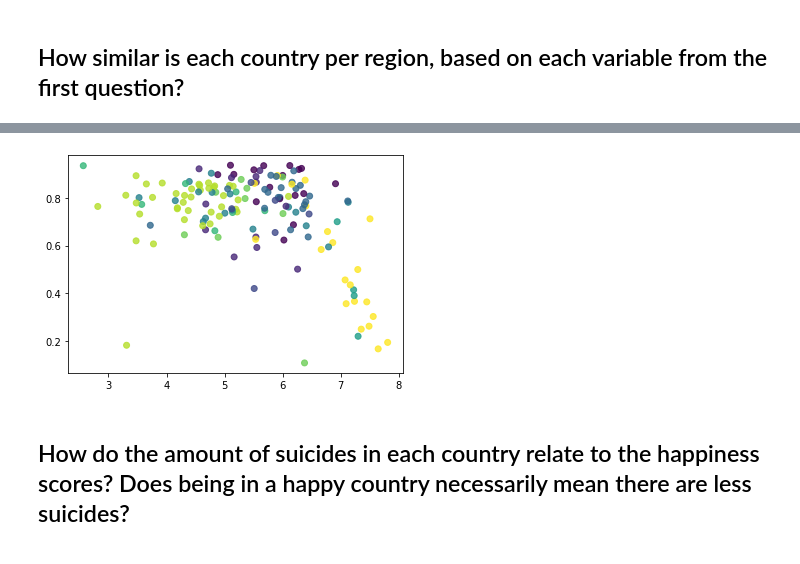
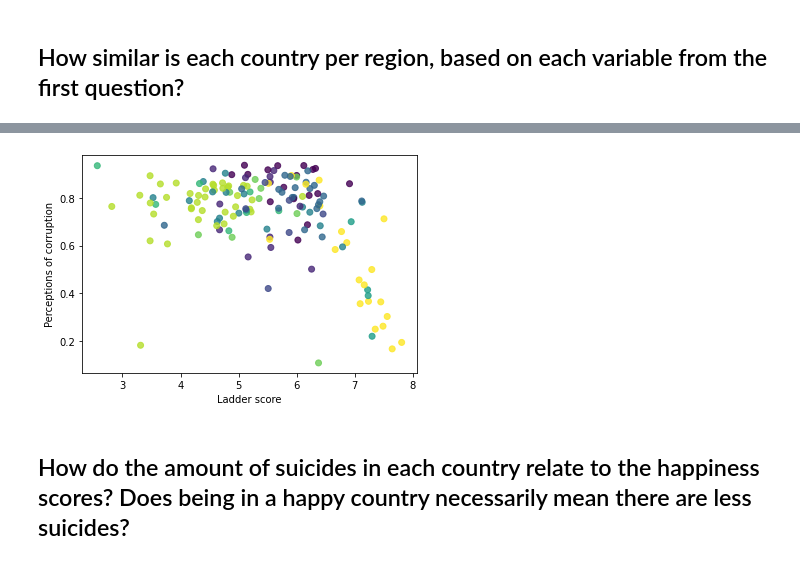
Before and after one commit to kayecandy/csmodel, a Jupyter notebook: Case Study/notebook.ipynb, the cells around one changed output, grey strips where cells are left out. Cells and saved outputs as stored; diff of their text form; code cells hidden in the pictures.

```diff
--- a/Case Study/notebook.ipynb
+++ b/Case Study/notebook.ipynb
@@ -473,12 +485,14 @@ plt.show()
 # %%
 labels, index = np.unique(happiness_df['Regional indicator'], return_inverse=True)
 
 fig, ax = plt.subplots()
+ax.set_xlabel('Ladder score')
+ax.set_ylabel('Perceptions of corruption')
 sc = ax.scatter(happiness_df['Ladder score'], happiness_df['Perceptions of corruption'], marker = 'o', c = index, alpha = 0.8)
 
 plt.show()
 # %% [output]
-[figure, old version]
+[figure, new version]
 # %% [markdown]
 ## How do the amount of suicides in each country relate to the happiness scores? Does being in a happy country necessarily mean there are less suicides?
 # %% [markdown]
```
Also changed, not shown: parts of 6 cells of this notebook.
